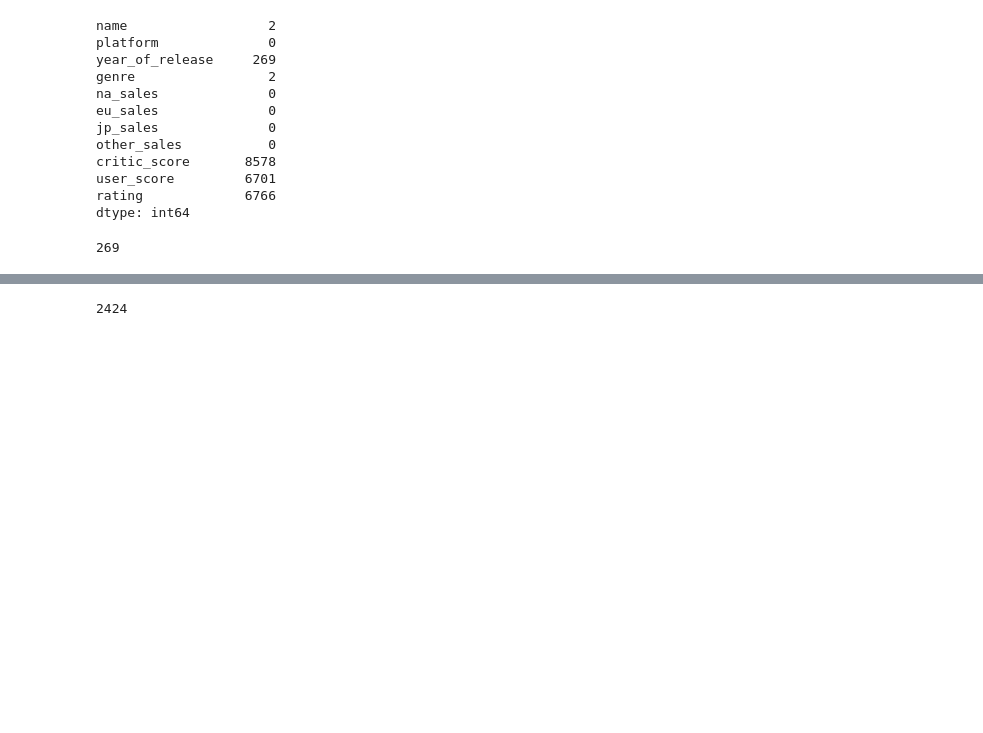
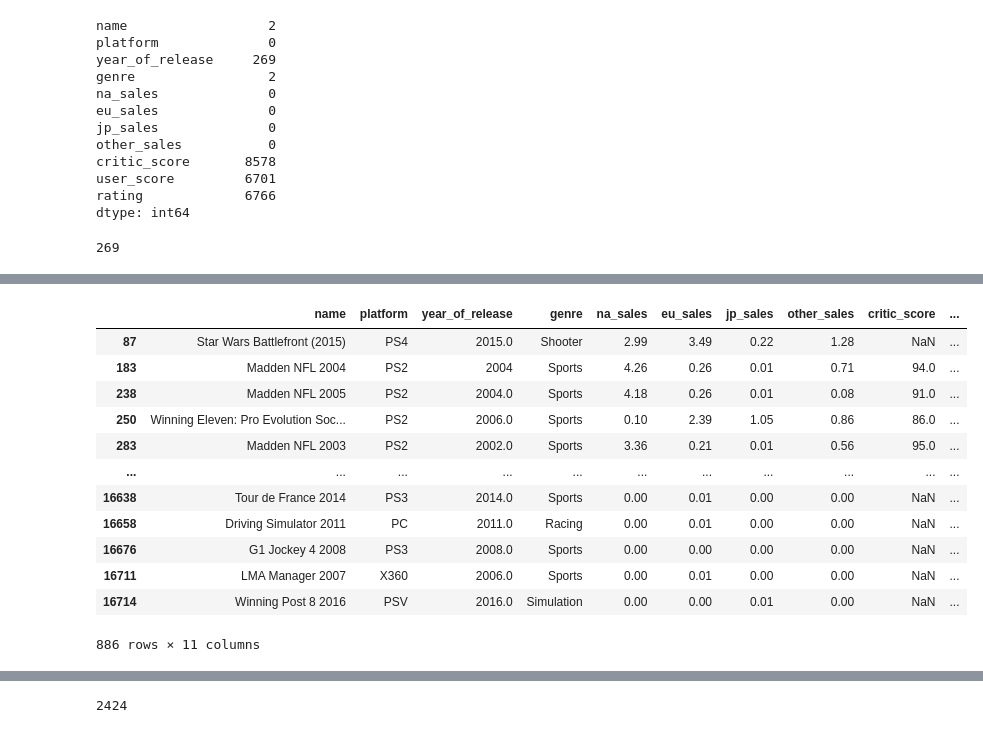
Before and after one commit to Shurick-G/practicum, a Jupyter notebook: prefab_project_1/prefab_project_1.ipynb, the cells around one changed output, grey strips where cells are left out. Cells and saved outputs as stored; diff of their text form; code cells hidden in the pictures; blank space fills up the shorter version.

```diff
--- a/prefab_project_1/prefab_project_1.ipynb
+++ b/prefab_project_1/prefab_project_1.ipynb
@@ -78,0 +145,16 @@ df['year_of_release'].hist(bins=40)
+# %%
+df.loc[(~df['year_of_release'].isna()) & (df['name'].str.contains('20'))]
+# %% [output]
+|  | name | platform | year_of_release | genre | na_sales | eu_sales | jp_sales | other_sales | critic_score | ... |
+| 87 | Star Wars Battlefront (2015) | PS4 | 2015.0 | Shooter | 2.99 | 3.49 | 0.22 | 1.28 | NaN | ... |
+| 183 | Madden NFL 2004 | PS2 | 2004 | Sports | 4.26 | 0.26 | 0.01 | 0.71 | 94.0 | ... |
+| 238 | Madden NFL 2005 | PS2 | 2004.0 | Sports | 4.18 | 0.26 | 0.01 | 0.08 | 91.0 | ... |
+| 250 | Winning Eleven: Pro Evolution Soc... | PS2 | 2006.0 | Sports | 0.10 | 2.39 | 1.05 | 0.86 | 86.0 | ... |
+| 283 | Madden NFL 2003 | PS2 | 2002.0 | Sports | 3.36 | 0.21 | 0.01 | 0.56 | 95.0 | ... |
+| ... | ... | ... | ... | ... | ... | ... | ... | ... | ... | ... |
+| 16638 | Tour de France 2014 | PS3 | 2014.0 | Sports | 0.00 | 0.01 | 0.00 | 0.00 | NaN | ... |
+| 16658 | Driving Simulator 2011 | PC | 2011.0 | Racing | 0.00 | 0.01 | 0.00 | 0.00 | NaN | ... |
+| 16676 | G1 Jockey 4 2008 | PS3 | 2008.0 | Sports | 0.00 | 0.00 | 0.00 | 0.00 | NaN | ... |
+| 16711 | LMA Manager 2007 | X360 | 2006.0 | Sports | 0.00 | 0.01 | 0.00 | 0.00 | NaN | ... |
+| 16714 | Winning Post 8 2016 | PSV | 2016.0 | Simulation | 0.00 | 0.00 | 0.01 | 0.00 | NaN | ... |
+886 rows × 11 columns
```
Also changed, not shown: parts of 13 cells of this notebook.
